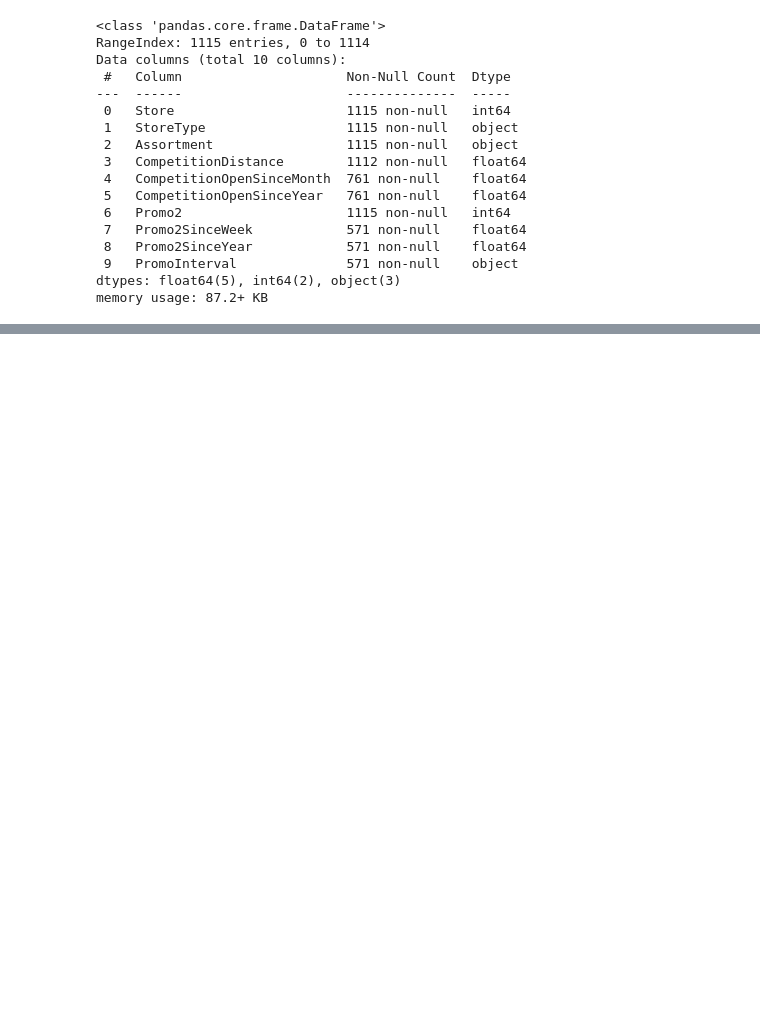
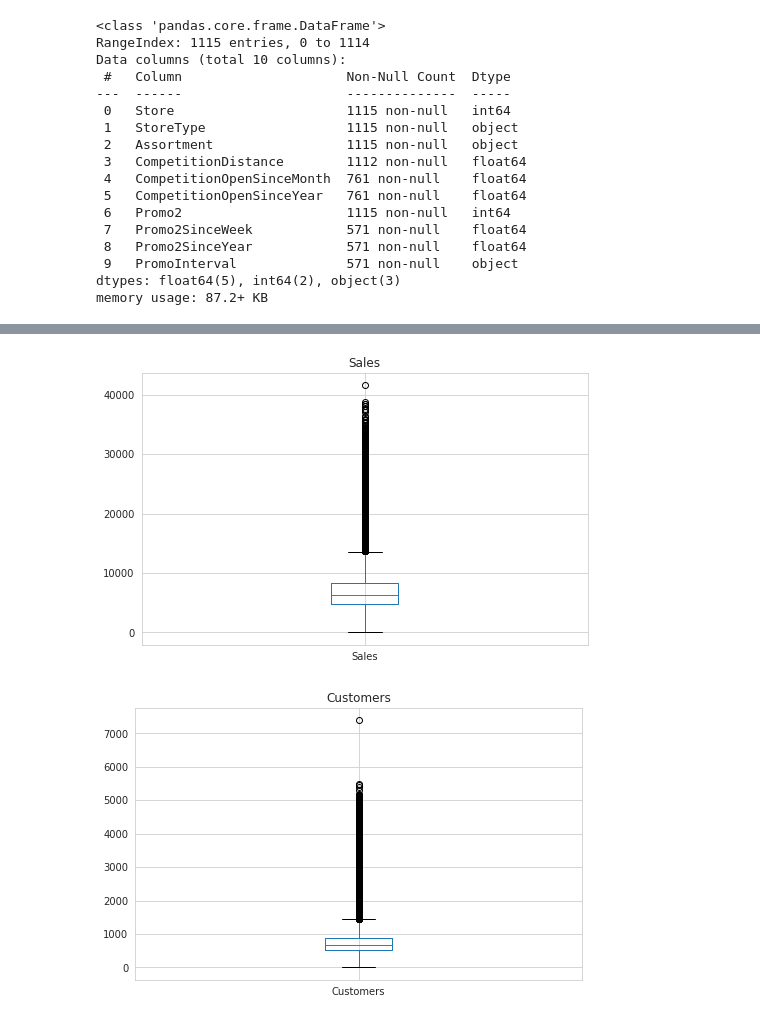
Before and after one commit to Mahima2208/Rossman-Sales-Prediction-Supervised-, a Jupyter notebook: Rossman_Sales_Prediction_Mahima_Phalkey.ipynb, the cells around one changed output, grey strips where cells are left out. Saved outputs shown, nothing was run; the diff lists cells and outputs as text; code cells hidden in the pictures; blank space fills up the shorter version.

```diff
--- a/Rossman_Sales_Prediction_Mahima_Phalkey.ipynb
+++ b/Rossman_Sales_Prediction_Mahima_Phalkey.ipynb
@@ -244,0 +301,10 @@ len(store_dataset[store_dataset.duplicated()])
+# %%
+for feature in cont_num:
+    plt.figure(figsize = (8,5))
+    sns.set_style("whitegrid")
+    rossman_store.boxplot(column = feature)
+    plt.title(feature)
+    plt.show()
+# %% [output]
+[figure, added]
+[figure, added]
```
Also changed, not shown: parts of 99 cells of this notebook.
